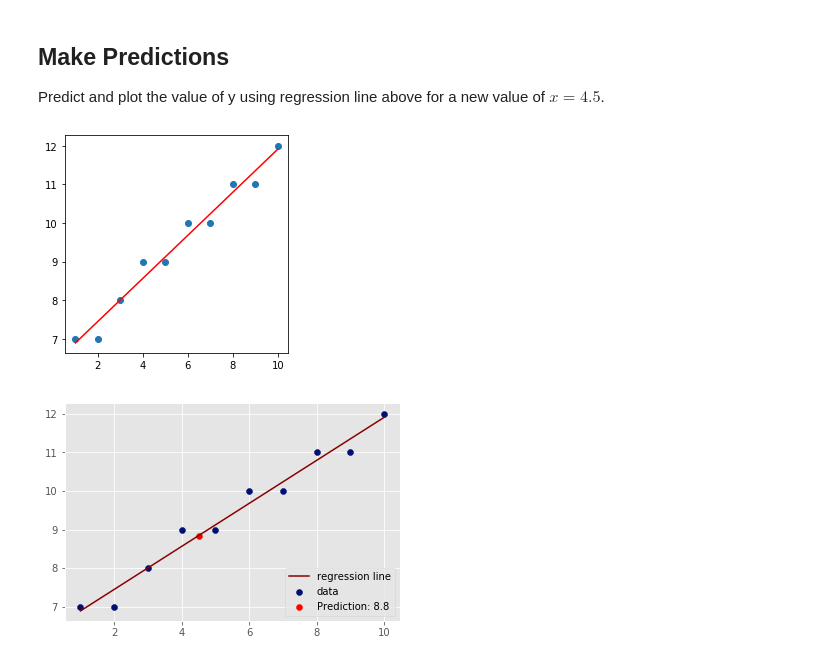
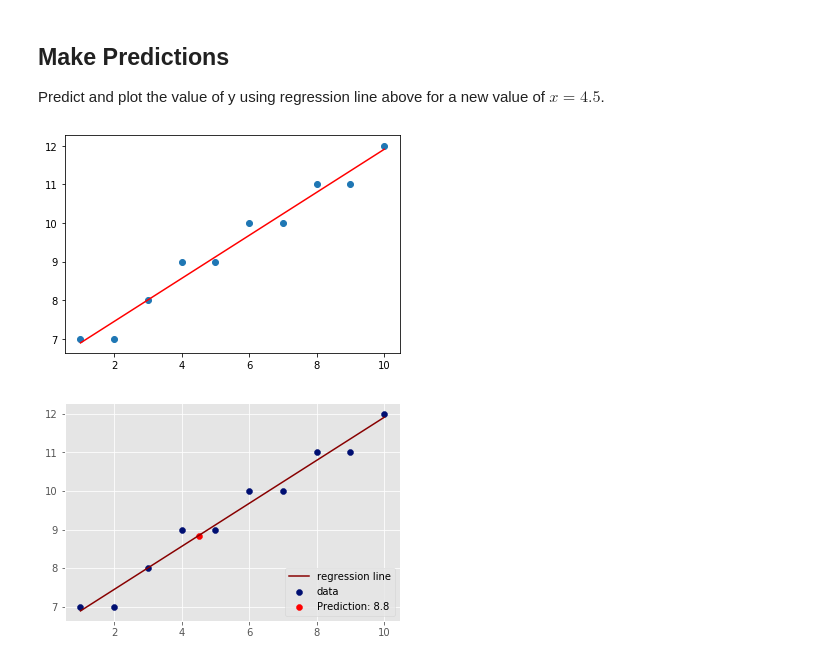
Before and after one commit to OsterMendel/dsc-complete-regression-lab-nyc-ds-021720, a Jupyter notebook: index.ipynb, the cells around one changed output. Drawn from its saved outputs; the diff is of its cells as text; code cells hidden in the pictures.

```diff
--- a/index.ipynb
+++ b/index.ipynb
@@ -89,14 +89,15 @@ Predict and plot the value of y using regression line above for a new value of $
 # %%
 import pandas as pd
 import matplotlib.pyplot as plt
 test_x = 4.5
 predicted_y = (test_x * slope(X,Y)) + intercept(X,slope(X,Y),Y)
-plt.figure(figsize=(4,4))
+plt.figure(figsize=(6,4))
 plt.scatter(X,Y)
 plt.plot(X,predictions(X,Y),c='r')
+
 plt.show()
 # %% [output]
-[figure, old version]
+[figure, new version]
 # %%
 # Make prediction for x = 4.5 and visualize on the scatter plot
 # %% [output]
```
